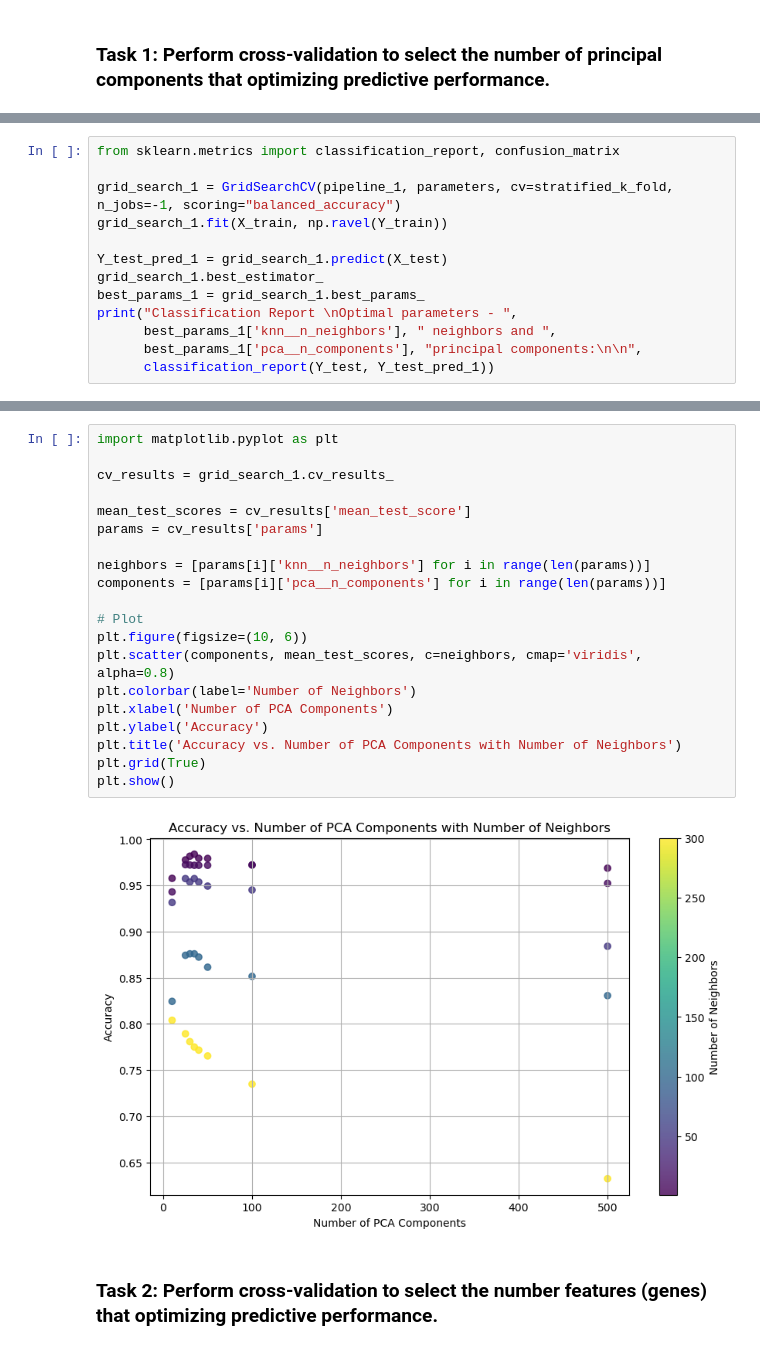
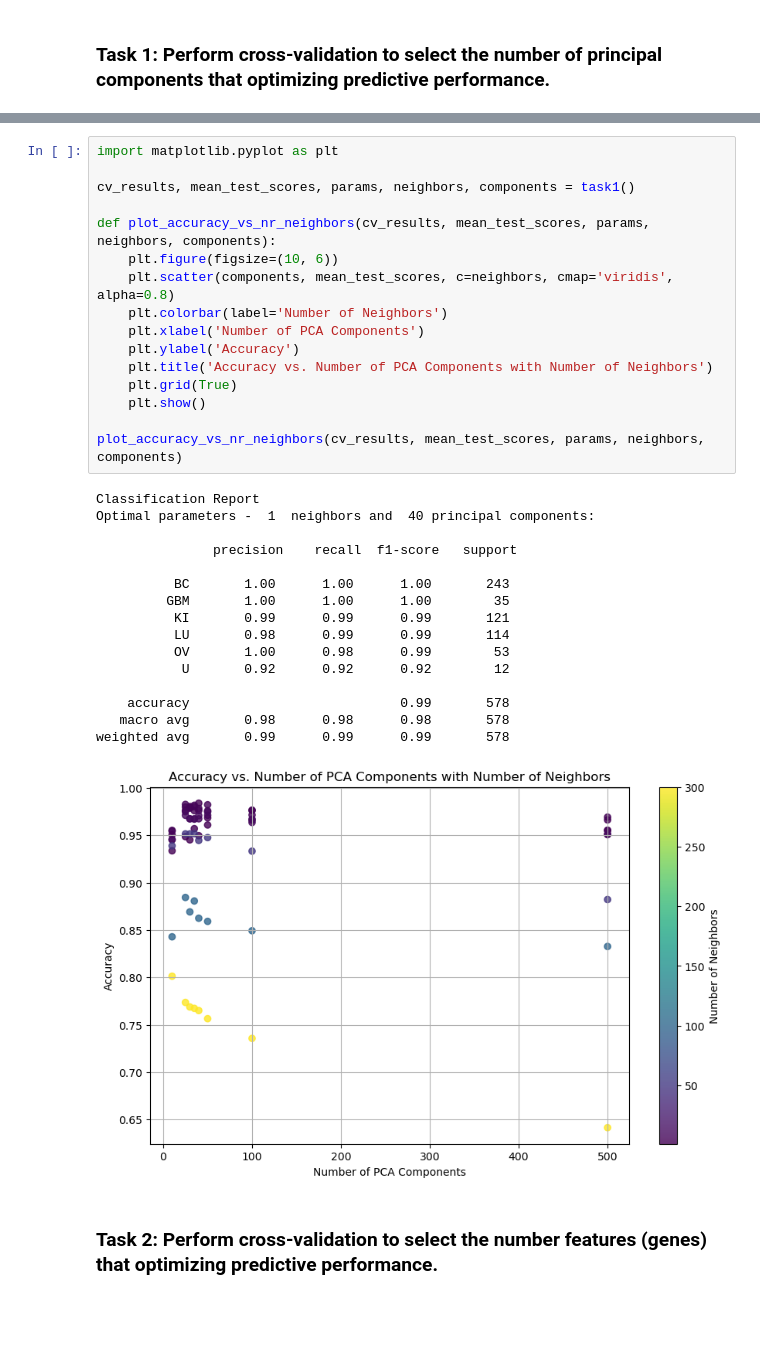
Before and after one commit to lucamodica/statistical-learning-for-big-data, a Jupyter notebook: Project1/test.ipynb, the cells around one changed output, grey strips where cells are left out. Saved outputs shown, nothing was run; the diff lists cells and outputs as text; blank space fills up the shorter version.

Commit message:
🦄 refactor(part1): divide part 1 task 1 code into functions

```diff
--- a/Project1/test.ipynb
+++ b/Project1/test.ipynb
@@ -297,13 +294,0 @@ pipeline_1 = Pipeline([
-# %%
-from sklearn.metrics import classification_report, confusion_matrix
-
-grid_search_1 = GridSearchCV(pipeline_1, parameters, cv=stratified_k_fold, n_jobs=-1, scoring="balanced_accuracy")
-grid_search_1.fit(X_train, np.ravel(Y_train))
-
-Y_test_pred_1 = grid_search_1.predict(X_test)
-grid_search_1.best_estimator_
-best_params_1 = grid_search_1.best_params_
-print("Classification Report \nOptimal parameters - ",
-      best_params_1['knn__n_neighbors'], " neighbors and ",
-      best_params_1['pca__n_components'], "principal components:\n\n",
-      classification_report(Y_test, Y_test_pred_1))
@@ -335,25 +393,36 @@ plt.show()
 # %%
 import matplotlib.pyplot as plt
 
-cv_results = grid_search_1.cv_results_
+cv_results, mean_test_scores, params, neighbors, components = task1()
 
-mean_test_scores = cv_results['mean_test_score']
-params = cv_results['params']
+def plot_accuracy_vs_nr_neighbors(cv_results, mean_test_scores, params, neighbors, components):
+    plt.figure(figsize=(10, 6))
+    plt.scatter(components, mean_test_scores, c=neighbors, cmap='viridis', alpha=0.8)
+    plt.colorbar(label='Number of Neighbors')
+    plt.xlabel('Number of PCA Components')
+    plt.ylabel('Accuracy')
+    plt.title('Accuracy vs. Number of PCA Components with Number of Neighbors')
+    plt.grid(True)
+    plt.show()
 
-neighbors = [params[i]['knn__n_neighbors'] for i in range(len(params))]
-components = [params[i]['pca__n_components'] for i in range(len(params))]
-
-# Plot
-plt.figure(figsize=(10, 6))
-plt.scatter(components, mean_test_scores, c=neighbors, cmap='viridis', alpha=0.8)
-plt.colorbar(label='Number of Neighbors')
-plt.xlabel('Number of PCA Components')
-plt.ylabel('Accuracy')
-plt.title('Accuracy vs. Number of PCA Components with Number of Neighbors')
-plt.grid(True)
-plt.show()
+plot_accuracy_vs_nr_neighbors(cv_results, mean_test_scores, params, neighbors, components)
 # %% [output]
+Classification Report
+Optimal parameters -  1  neighbors and  40 principal components:
+
+               precision    recall  f1-score   support
+
+          BC       1.00      1.00      1.00       243
+         GBM       1.00      1.00      1.00        35
+          KI       0.99      0.99      0.99       121
+          LU       0.98      0.99      0.99       114
+          OV       1.00      0.98      0.99        53
+           U       0.92      0.92      0.92        12
+
+    accuracy                           0.99       578
+   macro avg       0.98      0.98      0.98       578
+weighted avg       0.99      0.99      0.99       578
-[figure, old version]
+[figure, new version]
 # %% [markdown]
 ### Task 2: Perform cross-validation to select the number features (genes) that optimizing predictive performance.
 # %%
```
Also changed, not shown: parts of 25 cells of this notebook.
